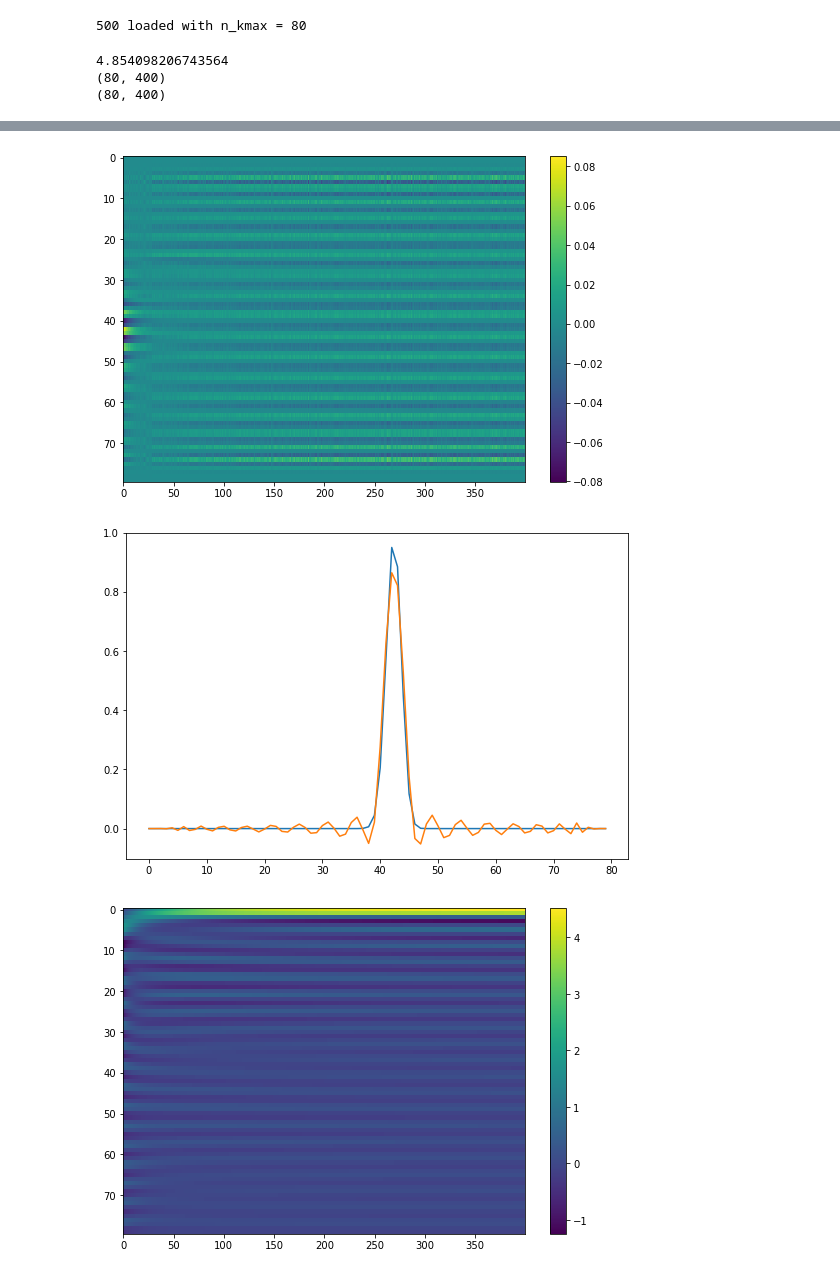
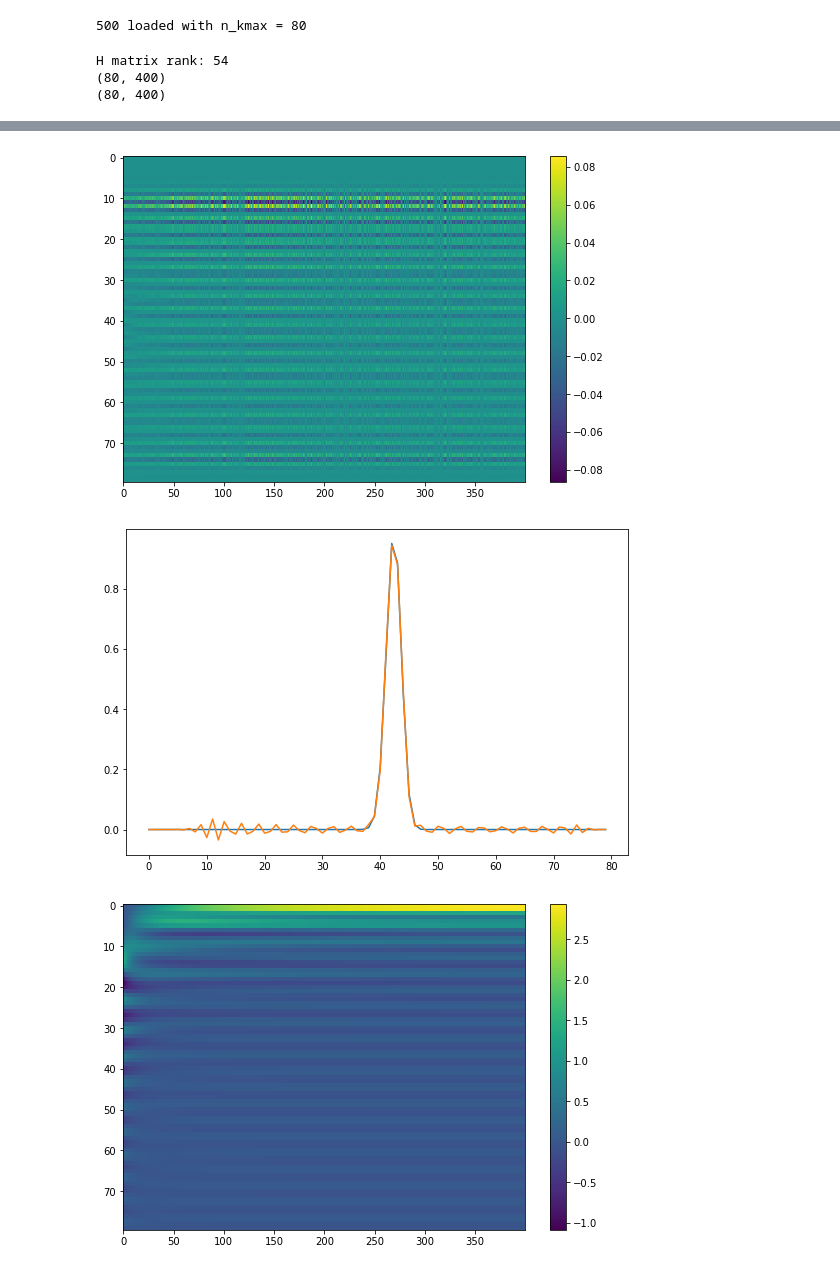
Before and after one commit to stmeinecke/derrom, a Jupyter notebook: Hermite.ipynb, the cells around one changed output, grey strips where cells are left out. Cells and saved outputs as stored; diff of their text form; code cells hidden in the pictures.

```diff
--- a/Hermite.ipynb
+++ b/Hermite.ipynb
@@ -63,7 +63,7 @@ data_matrix = np.concatenate(runs, axis=1)
 # %%
 from ELPH_Dim_Reducer import Hermite
 
-k = np.linspace(0,10.0,80)
+k = np.linspace(0,9.0,80)
 HermiteReducer = Hermite(k)
 
 HermiteReducer.train(data_matrix)
@@ -71,6 +71,7 @@ HermiteReducer.train(data_matrix)
 # plt.plot(HermiteReducer.H_matrix[79])
 # plt.show()
 
+print('H matrix rank:', np.linalg.matrix_rank(HermiteReducer.H_matrix))
 
 test = runs[85]
 
@@ -101,7 +102,7 @@ plt.imshow(red_coef_matrix, aspect='auto', interpolation='none')
 plt.colorbar()
 plt.show()
 # %% [output]
-4.854098206743564
+H matrix rank: 54
 (80, 400)
 (80, 400)
 [figure]
@@ -109,3 +110,3 @@ plt.show()
-[figure, old version]
+[figure, new version]
-[figure, old version]
+[figure, new version]
-[figure, old version]
+[figure, new version]
```
Also changed, not shown: parts of 1 cell of this notebook, 3 other files.
